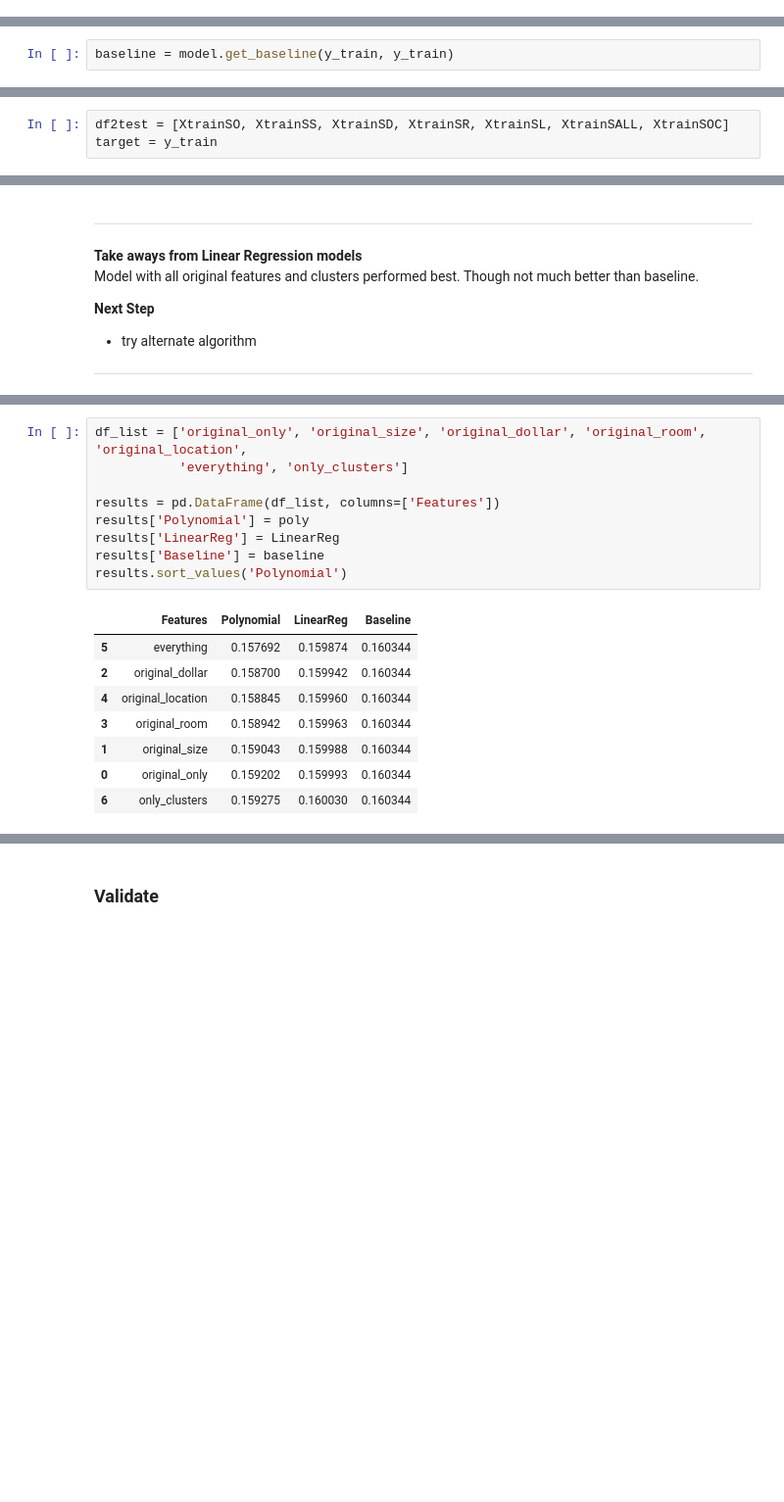
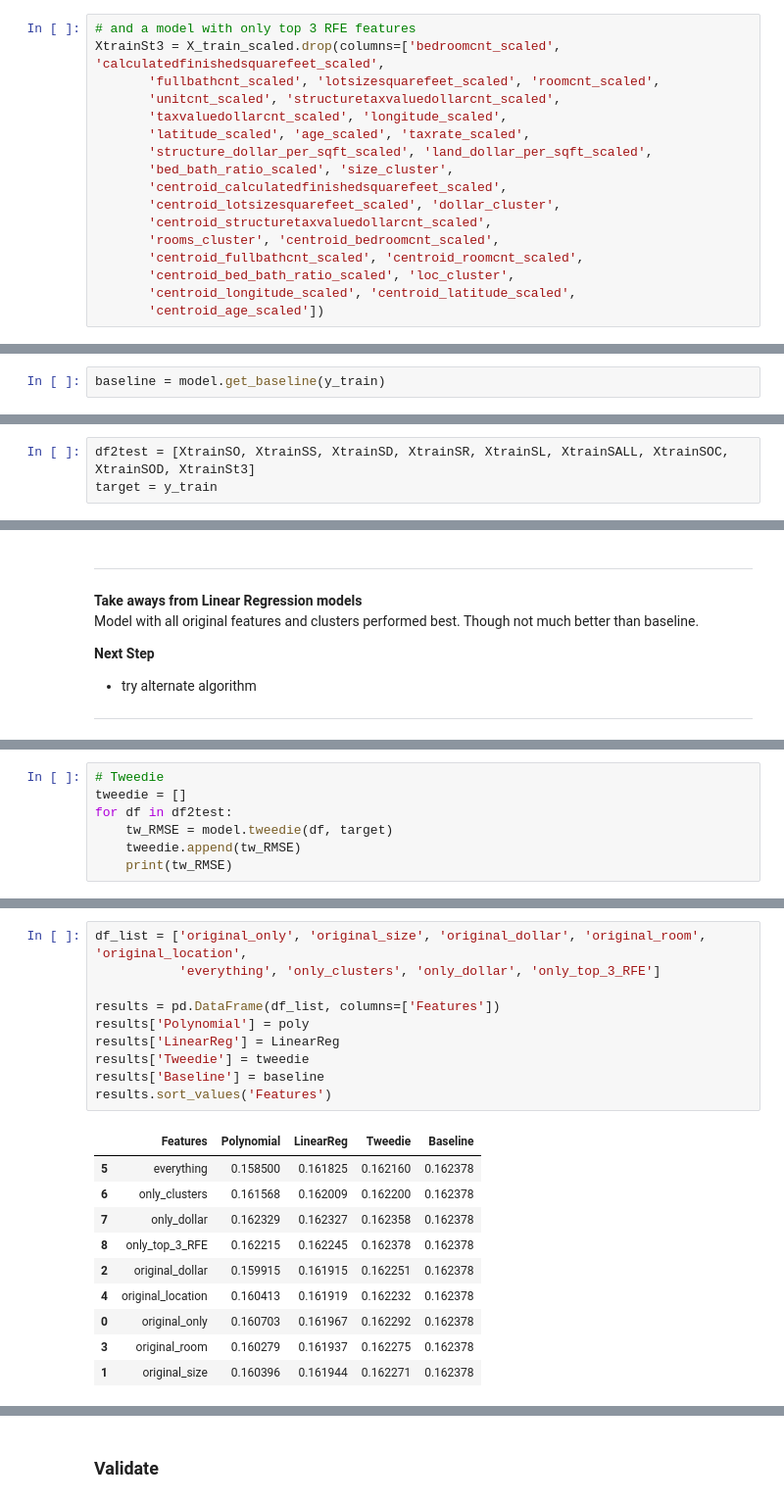
Before and after one commit to RyvynYoung/Zillow_Clustering_Project, a Jupyter notebook: mvp.ipynb, the cells around one changed output, grey strips where cells are left out. Shown at 98% size. Drawn from its saved outputs; the diff is of its cells as text; blank space fills up the shorter version.

```diff
--- a/mvp.ipynb
+++ b/mvp.ipynb
@@ -764,6 +658,23 @@ pd.DataFrame({'features': names, 'rank': ranks}).set_index('rank').sort_values('
+# %%
+# and a model with only top 3 RFE features
+XtrainSt3 = X_train_scaled.drop(columns=['bedroomcnt_scaled', 'calculatedfinishedsquarefeet_scaled',
+       'fullbathcnt_scaled', 'lotsizesquarefeet_scaled', 'roomcnt_scaled',
+       'unitcnt_scaled', 'structuretaxvaluedollarcnt_scaled',
+       'taxvaluedollarcnt_scaled', 'longitude_scaled',
+       'latitude_scaled', 'age_scaled', 'taxrate_scaled',
+       'structure_dollar_per_sqft_scaled', 'land_dollar_per_sqft_scaled',
+       'bed_bath_ratio_scaled', 'size_cluster',
+       'centroid_calculatedfinishedsquarefeet_scaled',
+       'centroid_lotsizesquarefeet_scaled', 'dollar_cluster',
+       'centroid_structuretaxvaluedollarcnt_scaled',
+       'rooms_cluster', 'centroid_bedroomcnt_scaled',
+       'centroid_fullbathcnt_scaled', 'centroid_roomcnt_scaled',
+       'centroid_bed_bath_ratio_scaled', 'loc_cluster',
+       'centroid_longitude_scaled', 'centroid_latitude_scaled',
+       'centroid_age_scaled'])
 # %% [markdown]
 ### Train models
 ***for MVP these are variations on Linear Regression Model altering features**
 # %%
-baseline = model.get_baseline(y_train, y_train)
+baseline = model.get_baseline(y_train)
 # %% [output]
@@ -771,5 +682,5 @@ Baseline: 0.16034384737092272
 # %%
-df2test = [XtrainSO, XtrainSS, XtrainSD, XtrainSR, XtrainSL, XtrainSALL, XtrainSOC]
+df2test = [XtrainSO, XtrainSS, XtrainSD, XtrainSR, XtrainSL, XtrainSALL, XtrainSOC, XtrainSOD, XtrainSt3]
 target = y_train
 # %%
 # Linear Regression Models
@@ -843,0 +753,7 @@ All of these are an improvement over baseline, but may be overfit
+# %%
+# Tweedie
+tweedie = []
+for df in df2test:
+    tw_RMSE = model.tweedie(df, target)
+    tweedie.append(tw_RMSE)
+    print(tw_RMSE)
@@ -844,18 +770,21 @@ All of these are an improvement over baseline, but may be overfit
 # %%
 df_list = ['original_only', 'original_size', 'original_dollar', 'original_room', 'original_location',
-           'everything', 'only_clusters']
+           'everything', 'only_clusters', 'only_dollar', 'only_top_3_RFE']
 
 results = pd.DataFrame(df_list, columns=['Features'])
 results['Polynomial'] = poly
 results['LinearReg'] = LinearReg
+results['Tweedie'] = tweedie
 results['Baseline'] = baseline
-results.sort_values('Polynomial')
+results.sort_values('Features')
 # %% [output]
-|  | Features | Polynomial | LinearReg | Baseline |
-| 5 | everything | 0.157692 | 0.159874 | 0.160344 |
-| 2 | original_dollar | 0.158700 | 0.159942 | 0.160344 |
-| 4 | original_location | 0.158845 | 0.159960 | 0.160344 |
-| 3 | original_room | 0.158942 | 0.159963 | 0.160344 |
-| 1 | original_size | 0.159043 | 0.159988 | 0.160344 |
-| 0 | original_only | 0.159202 | 0.159993 | 0.160344 |
-| 6 | only_clusters | 0.159275 | 0.160030 | 0.160344 |
+|  | Features | Polynomial | LinearReg | Tweedie | Baseline |
+| 5 | everything | 0.158500 | 0.161825 | 0.162160 | 0.162378 |
+| 6 | only_clusters | 0.161568 | 0.162009 | 0.162200 | 0.162378 |
+| 7 | only_dollar | 0.162329 | 0.162327 | 0.162358 | 0.162378 |
+| 8 | only_top_3_RFE | 0.162215 | 0.162245 | 0.162378 | 0.162378 |
+| 2 | original_dollar | 0.159915 | 0.161915 | 0.162251 | 0.162378 |
+| 4 | original_location | 0.160413 | 0.161919 | 0.162232 | 0.162378 |
+| 0 | original_only | 0.160703 | 0.161967 | 0.162292 | 0.162378 |
+| 3 | original_room | 0.160279 | 0.161937 | 0.162275 | 0.162378 |
+| 1 | original_size | 0.160396 | 0.161944 | 0.162271 | 0.162378 |
```
Also changed, not shown: parts of 69 cells of this notebook, 4 other files.
